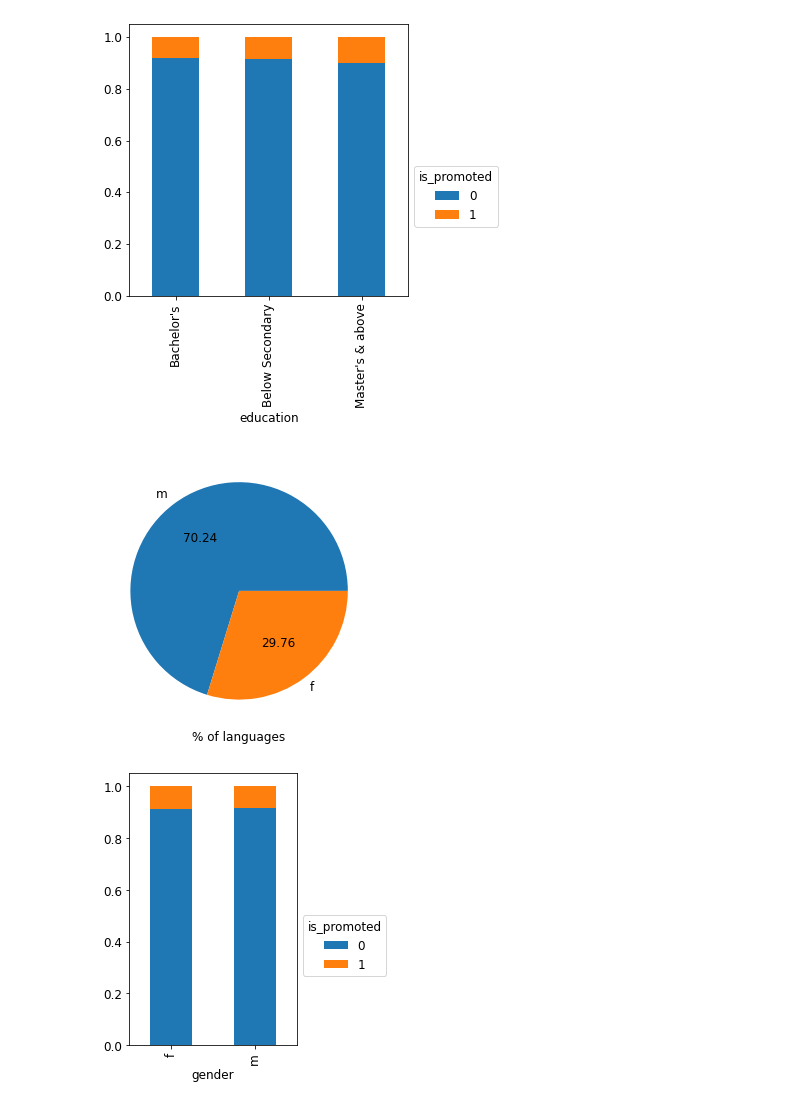
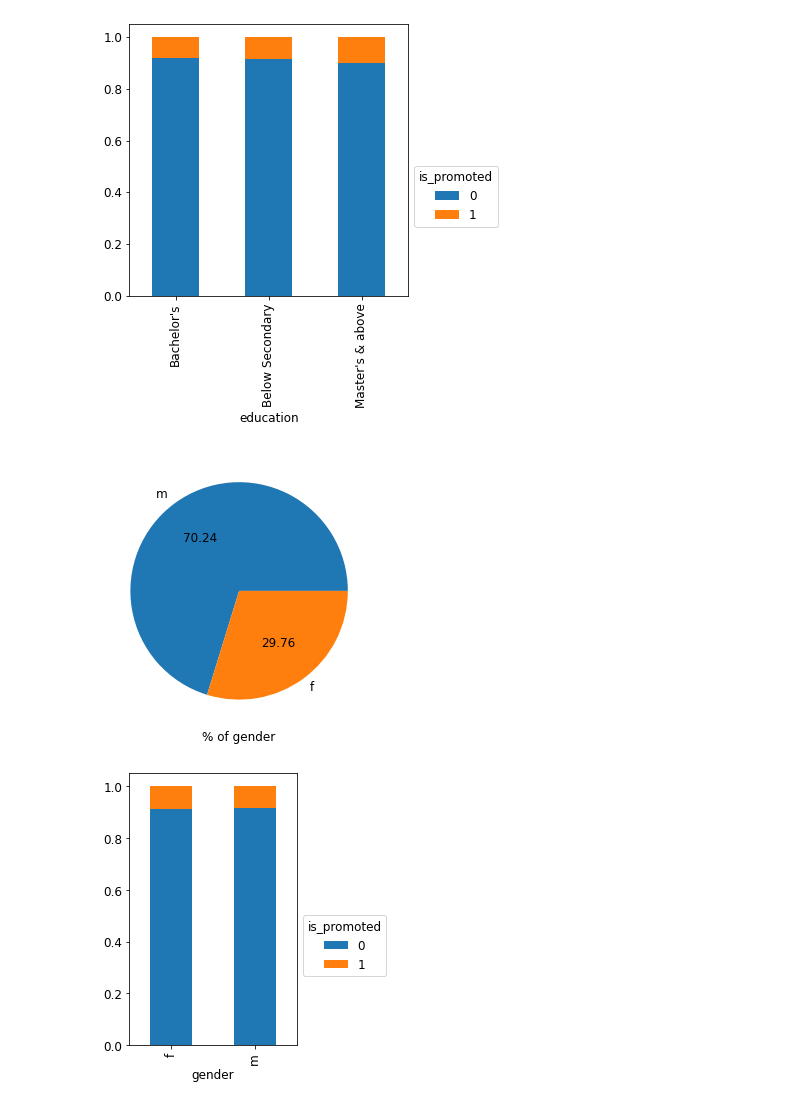
Before and after one commit to cerenkasap/prediction_of_employee_promotion, a Jupyter notebook: Exploratory_Data_Analysis.ipynb, the cells around one changed output. Drawn from its saved outputs; the diff is of its cells as text; code cells hidden in the pictures.

```diff
--- a/Exploratory_Data_Analysis.ipynb
+++ b/Exploratory_Data_Analysis.ipynb
@@ -104,12 +94,12 @@ plt.savefig('images/education_dist.png', dpi=300)
 # %%
 #Pie chart for 'gender' column
 fig, (ax1) = plt.subplots(ncols=1, figsize=(10, 5))
 df.gender.value_counts().plot(kind='pie',label='', autopct='%.2f', ax=ax1)
-ax1.set_xlabel('% of languages', size=12)
+ax1.set_xlabel('% of gender', size=12)
 plt.savefig('images/gender_piechart.png', dpi=300)
 plt.show()
 # %% [output]
-[figure, old version]
+[figure, new version]
 # %%
 #Dist of promotions across genders
 plt.rcParams['figure.figsize'] = [3, 5]
```
Also changed, not shown: parts of 6 cells of this notebook, 20 other files.
